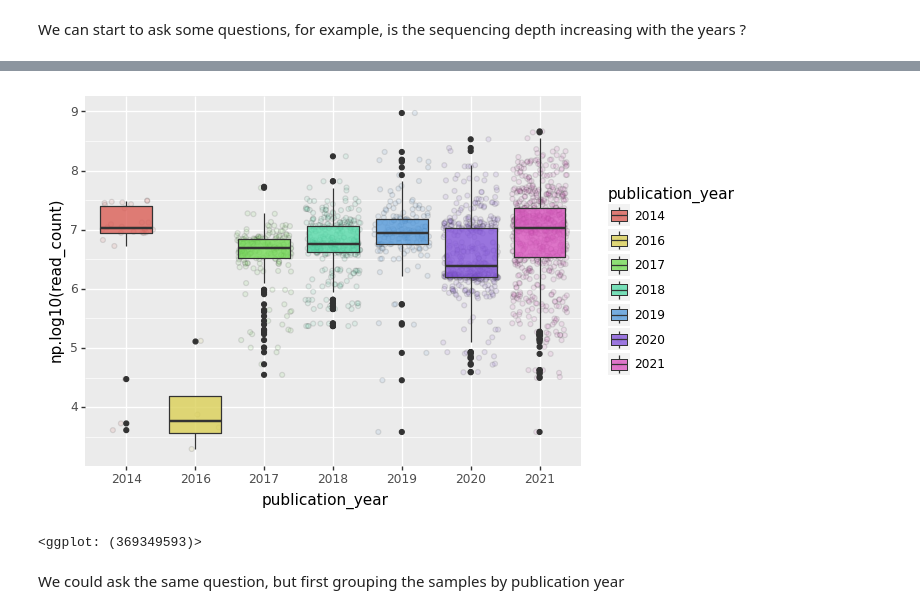
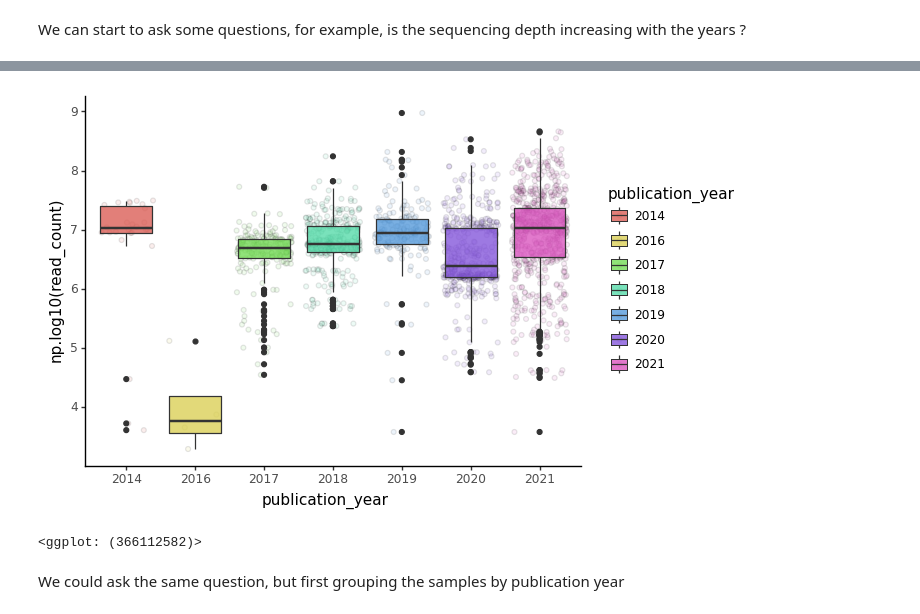
Before and after one commit to maxibor/intro-to-pandas-plotnine, a Jupyter notebook: tutorial.ipynb, the cells around one changed output, grey strips where cells are left out. Cells and saved outputs as stored; diff of their text form; code cells hidden in the pictures.

```diff
--- a/tutorial.ipynb
+++ b/tutorial.ipynb
@@ -722,10 +750,10 @@ dtype: object
 # %%
 merged_df['publication_year'] = merged_df['publication_year'].astype('category')
 # %%
-ggplot(merged_df, aes(x='publication_year', y='np.log10(read_count)', fill='publication_year')) + geom_jitter(alpha=0.1) + geom_boxplot(alpha=0.8)
+ggplot(merged_df, aes(x='publication_year', y='np.log10(read_count)', fill='publication_year')) + geom_jitter(alpha=0.1) + geom_boxplot(alpha=0.8) + theme_classic()
 # %% [output]
-[figure, old version]
+[figure, new version]
-<ggplot: (369349593)>
+<ggplot: (366112582)>
 # %% [markdown]
 We could ask the same question, but first grouping the samples by publication year
 # %%
```
Also changed, not shown: parts of 30 cells of this notebook, 3 other files.
